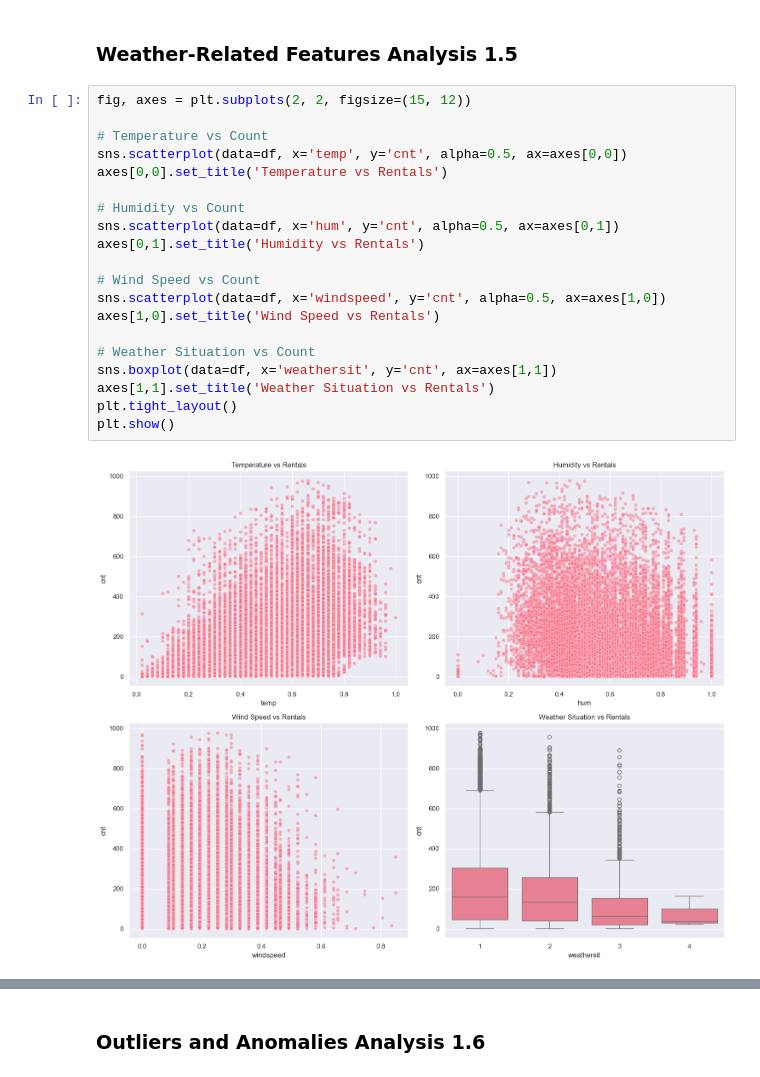
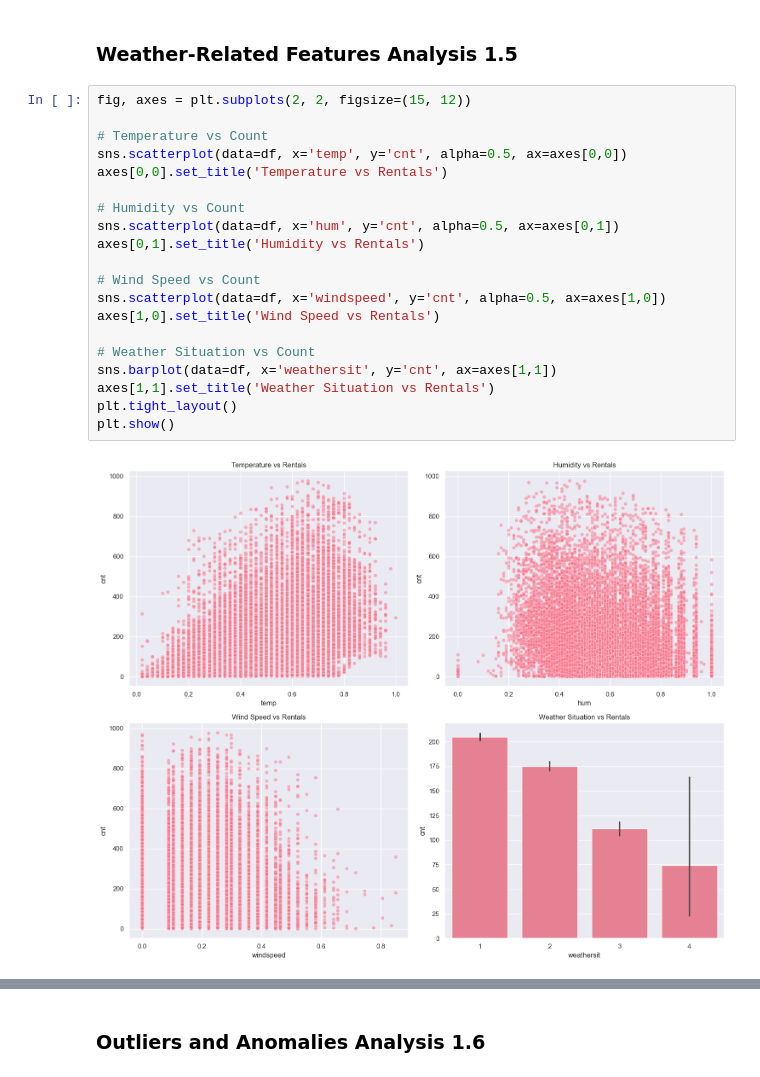
Before and after one commit to Soimanul/ML-fundamentals-2025, a Jupyter notebook: assignment_2_Vlad_Soimu[Soimu].ipynb, the cells around one changed output, grey strips where cells are left out. Cells and saved outputs as stored; diff of their text form.

```diff
--- a/assignment_2_Vlad_Soimu[Soimu].ipynb
+++ b/assignment_2_Vlad_Soimu[Soimu].ipynb
@@ -138,22 +198,22 @@ Non-working days: 181.41
 # %%
 fig, axes = plt.subplots(2, 2, figsize=(15, 12))
 
 # Temperature vs Count
 sns.scatterplot(data=df, x='temp', y='cnt', alpha=0.5, ax=axes[0,0])
 axes[0,0].set_title('Temperature vs Rentals')
 
 # Humidity vs Count
 sns.scatterplot(data=df, x='hum', y='cnt', alpha=0.5, ax=axes[0,1])
 axes[0,1].set_title('Humidity vs Rentals')
 
 # Wind Speed vs Count
 sns.scatterplot(data=df, x='windspeed', y='cnt', alpha=0.5, ax=axes[1,0])
 axes[1,0].set_title('Wind Speed vs Rentals')
 
 # Weather Situation vs Count
-sns.boxplot(data=df, x='weathersit', y='cnt', ax=axes[1,1])
+sns.barplot(data=df, x='weathersit', y='cnt', ax=axes[1,1])
 axes[1,1].set_title('Weather Situation vs Rentals')
 plt.tight_layout()
 plt.show()
 # %% [output]
-[figure, old version]
+[figure, new version]
```
Also changed, not shown: parts of 50 cells of this notebook.
